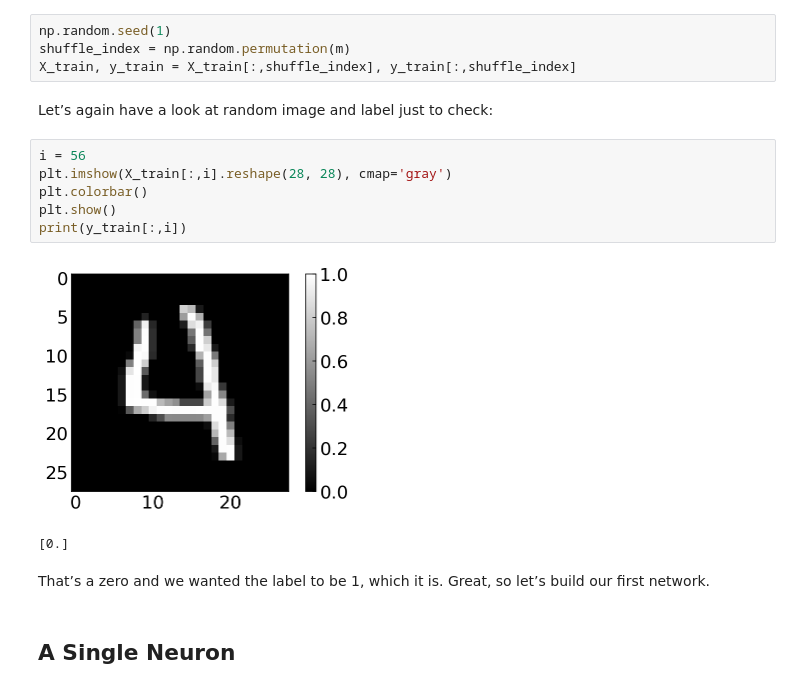
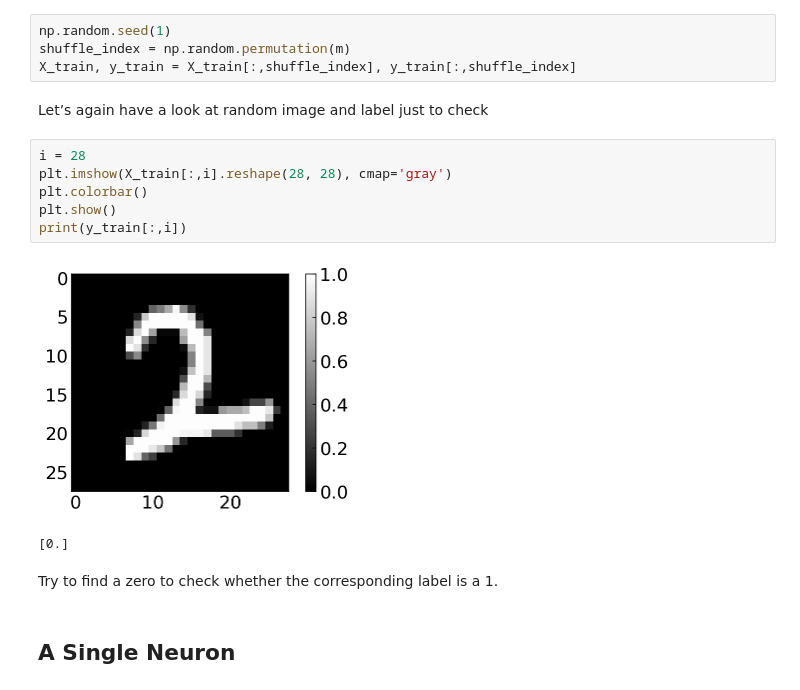
Before and after one commit to fcichos/website, a Jupyter notebook: source/notebooks/L13/1_deep_learning.ipynb, the cells around one changed output. Saved outputs shown, nothing was run; the diff lists cells and outputs as text.

```diff
--- a/source/notebooks/L13/1_deep_learning.ipynb
+++ b/source/notebooks/L13/1_deep_learning.ipynb
@@ -78,18 +78,18 @@ np.random.seed(1)
 shuffle_index = np.random.permutation(m)
 X_train, y_train = X_train[:,shuffle_index], y_train[:,shuffle_index]
 # %% [markdown]
-Let’s again have a look at random image and label just to check:
+Let’s again have a look at random image and label just to check
 # %%
-i = 56
+i = 28
 plt.imshow(X_train[:,i].reshape(28, 28), cmap='gray')
 plt.colorbar()
 plt.show()
 print(y_train[:,i])
 # %% [output]
-[figure, old version]
+[figure, new version]
 [0.]
-# %% [markdown]
-That’s a zero and we wanted the label to be 1, which it is. Great, so let’s build our first network.
+# %% [markdown]
+Try to find a zero to check whether the corresponding label is a 1.
 # %% [markdown]
 ## A Single Neuron
 # %% [markdown]
```
Also changed, not shown: 10 other files.
